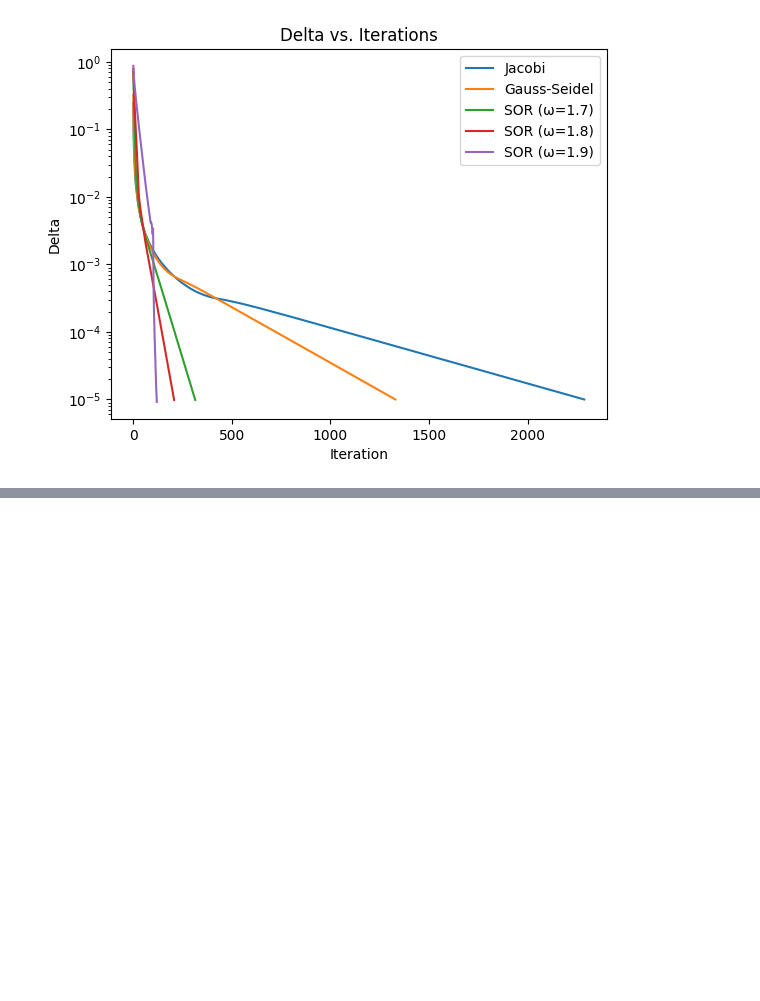
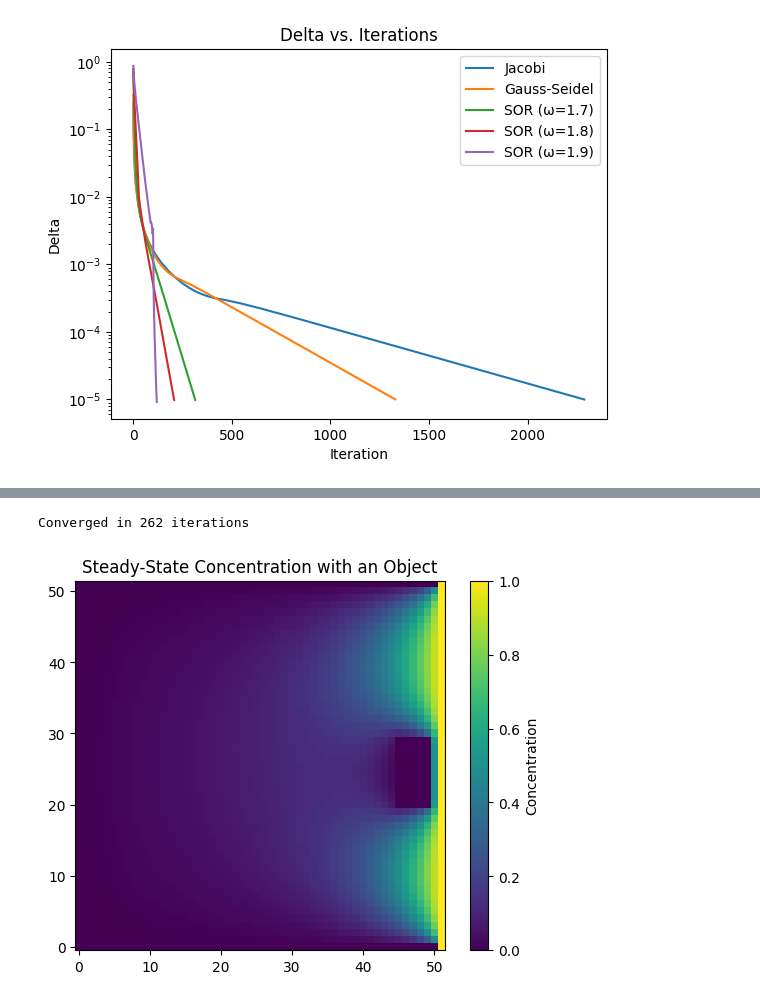
Before and after one commit to jonas4climate/modelling-natural-processes, a Jupyter notebook: Set1.ipynb, the cells around one changed output, grey strips where cells are left out. Drawn from its saved outputs; the diff is of its cells as text; code cells hidden in the pictures; blank space fills up the shorter version.

```diff
--- a/Set1.ipynb
+++ b/Set1.ipynb
@@ -222,0 +229,52 @@ KeyboardInterrupt:
+# %%
+import numpy as np
+import matplotlib.pyplot as plt
+
+# Parameters
+N = 50  # Grid size
+omega = 1.7  # Over-relaxation parameter, to be adjusted based on experimentation
+epsilon = 1e-5  # Convergence criteria
+max_iterations = 10000  # Maximum number of iterations to prevent infinite loops
+
+# Initialize the computational grid
+c = np.zeros((N+2, N+2))
+# Boundary conditions
+c[:, 0] = 0  # Bottom
+c[:, -1] = 1  # Top
+
+# a rectangular object encoded in the domain
+objects = np.zeros((N+1, N+1), dtype=int)
+objects[2*N//5:3*N//5, 9*N//10:N] = 1  # Representing the object as a rectangle
+
+def update(c, objects):
+    c_new = c.copy()
+    for i in range(1, N+1):
+        for j in range(1, N+1):
+            if objects[i, j] == 0:  # Check if the point is not part of an object
+                c_new[i, j] = (1 - omega) * c[i, j] + (omega / 4) * (
+                    c[i+1, j] + c_new[i-1, j] + c[i, j+1] + c_new[i, j-1]
+                )
+            else:
+                c_new[i, j] = 0  # Set concentration to zero if it's part of an object
+    return c_new
+
+# Iteration
+for iteration in range(max_iterations):
+    c_new = update(c, objects)
+    # Check for convergence
+    delta = np.max(np.abs(c_new - c))
+    if delta < epsilon:
+        print(f"Converged in {iteration+1} iterations")
+        break
+    c = c_new
+else:
+    print("Maximum iterations reached without convergence")
+
+# Plotting
+plt.imshow(c, interpolation='nearest', origin='lower')
+plt.colorbar(label='Concentration')
+plt.title('Steady-State Concentration with an Object')
+plt.show()
+# %% [output]
+Converged in 262 iterations
+[figure, added]
```
Also changed, not shown: parts of 4 cells of this notebook.
